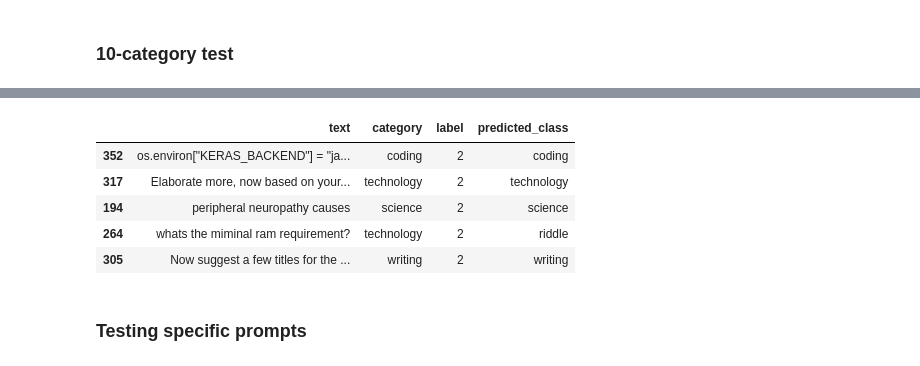
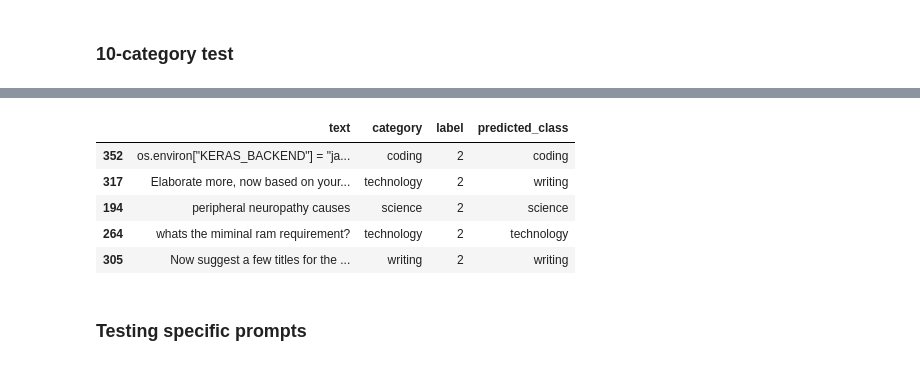
Before and after one commit to reddgr/zero-shot-text-classification, a Jupyter notebook: 03-prompt-classifier-finetuning.ipynb, the cells around one changed output, grey strips where cells are left out. Cells and saved outputs as stored; diff of their text form; code cells hidden in the pictures.

```diff
--- a/03-prompt-classifier-finetuning.ipynb
+++ b/03-prompt-classifier-finetuning.ipynb
@@ -402,14 +397,17 @@ zs_test_metrics_ft = zs_classifier_finetuned.test_zs_predictions(test_entailment
 # %%
 zs_test_metrics_ft.get('detailed_results')
 results_df = pd.DataFrame(zs_test_metrics_ft['detailed_results'])
 display(results_df.sample(5))
-results_df.to_csv('csv/10c-test.csv', index=False)
+
+from datetime import datetime
+today_date = datetime.now().strftime('%Y%m%d')
+results_df.to_csv(f'csv/10c-test-new-{today_date}.csv', index=False)
 # %% [output]
 |  | text | category | label | predicted_class |
 | 352 | os.environ["KERAS_BACKEND"] = "ja... | coding | 2 | coding |
-| 317 | Elaborate more, now based on your... | technology | 2 | technology |
+| 317 | Elaborate more, now based on your... | technology | 2 | writing |
 | 194 | peripheral neuropathy causes | science | 2 | science |
-| 264 | whats the miminal ram requirement? | technology | 2 | riddle |
+| 264 | whats the miminal ram requirement? | technology | 2 | technology |
 | 305 | Now suggest a few titles for the ... | writing | 2 | writing |
 # %% [markdown]
 ### Testing specific prompts
```
Also changed, not shown: parts of 9 cells of this notebook, 1 other file.
